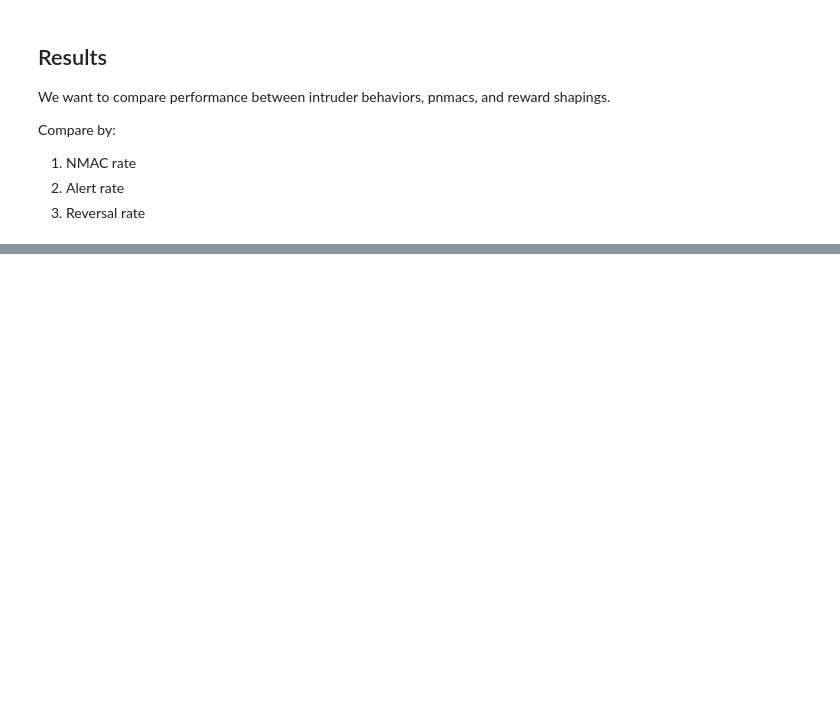
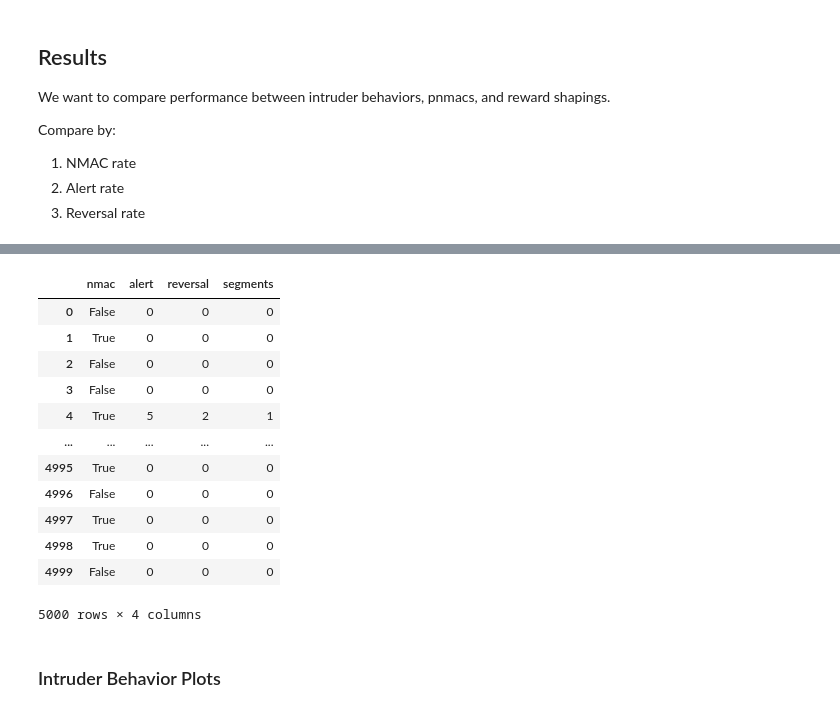
Before and after one commit to AleKY-G/deep-rl-collision-avoidance, a Jupyter notebook: src/src/validation.ipynb, the cells around one changed output, grey strips where cells are left out. Cells and saved outputs as stored; diff of their text form; code cells hidden in the pictures; blank space fills up the shorter version.

```diff
--- a/src/src/validation.ipynb
+++ b/src/src/validation.ipynb
@@ -56,8 +51,22 @@ int_behavior_dirs['No Maneuvers']
 # %%
 pd.read_csv(save_dir
-            / int_behavior_dirs['No Maneuvers']
+            / pnmac_dirs[.05]
             / 'validation'
             / 'metrics_n5000_s44.csv')
+# %% [output]
+|  | nmac | alert | reversal | segments |
+| 0 | False | 0 | 0 | 0 |
+| 1 | True | 0 | 0 | 0 |
+| 2 | False | 0 | 0 | 0 |
+| 3 | False | 0 | 0 | 0 |
+| 4 | True | 5 | 2 | 1 |
+| ... | ... | ... | ... | ... |
+| 4995 | True | 0 | 0 | 0 |
+| 4996 | False | 0 | 0 | 0 |
+| 4997 | True | 0 | 0 | 0 |
+| 4998 | True | 0 | 0 | 0 |
+| 4999 | False | 0 | 0 | 0 |
+5000 rows × 4 columns
 # %%
 def summarize_results(exp_dirs):
     summary_dict = {}
@@ -80 +91,3 @@ res = summarize_results(int_behavior_dirs)
+# %% [markdown]
+### Intruder Behavior Plots
 # %%
```
Also changed, not shown: parts of 22 cells of this notebook, 17 other files.
